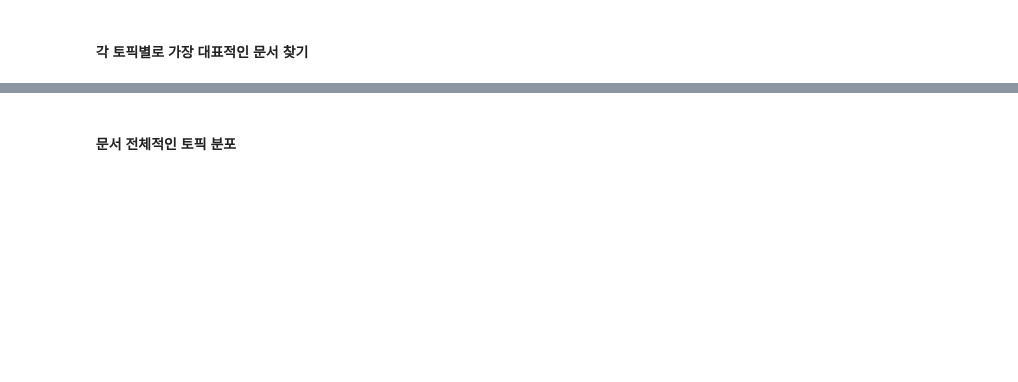
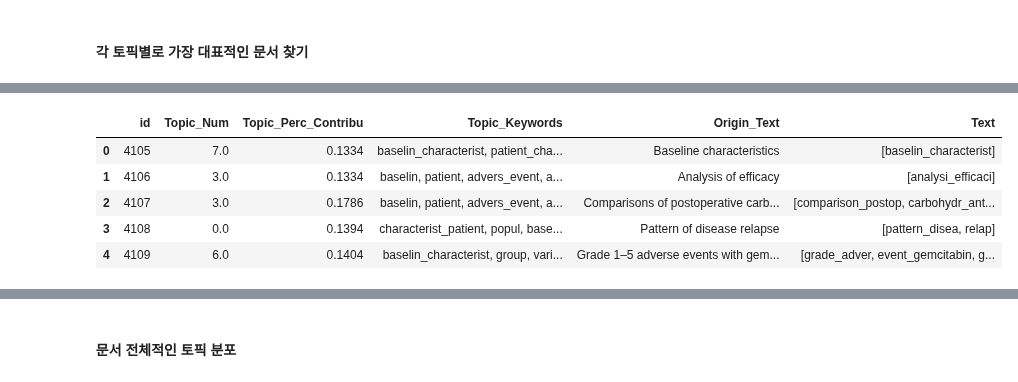
Before and after one commit to joyce04/NLP_N_Graph, a Jupyter notebook: LDA_title_trigram.ipynb, the cells around one changed output, grey strips where cells are left out. Drawn from its saved outputs; the diff is of its cells as text; code cells hidden in the pictures; blank space fills up the shorter version.

```diff
--- a/LDA_title_trigram.ipynb
+++ b/LDA_title_trigram.ipynb
@@ -796,2 +912,11 @@ df_topic_sents_keywords_mallet.head(5)
+# %%
+df_topic_sents_mallet.head(5)
+# %% [output]
+|  | id | Topic_Num | Topic_Perc_Contribu | Topic_Keywords | Origin_Text | Text |
+| 0 | 4105 | 7.0 | 0.1334 | baselin_characterist, patient_cha... | Baseline characteristics | [baselin_characterist] |
+| 1 | 4106 | 3.0 | 0.1334 | baselin, patient, advers_event, a... | Analysis of efficacy | [analysi_efficaci] |
+| 2 | 4107 | 3.0 | 0.1786 | baselin, patient, advers_event, a... | Comparisons of postoperative carb... | [comparison_postop, carbohydr_ant... |
+| 3 | 4108 | 0.0 | 0.1394 | characterist_patient, popul, base... | Pattern of disease relapse | [pattern_disea, relap] |
+| 4 | 4109 | 6.0 | 0.1404 | baselin_characterist, group, vari... | Grade 1–5 adverse events with gem... | [grade_adver, event_gemcitabin, g... |
 # %%
 df_topic_sents_tfidf.head(5)
```
Also changed, not shown: parts of 23 cells of this notebook.
